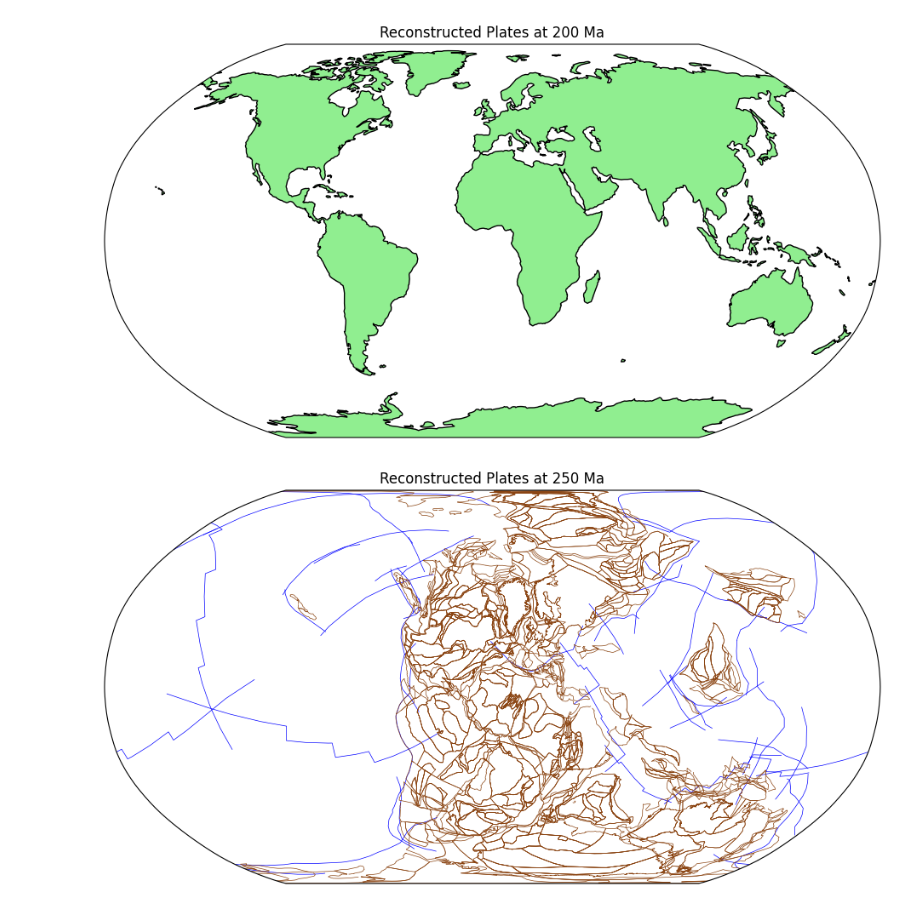
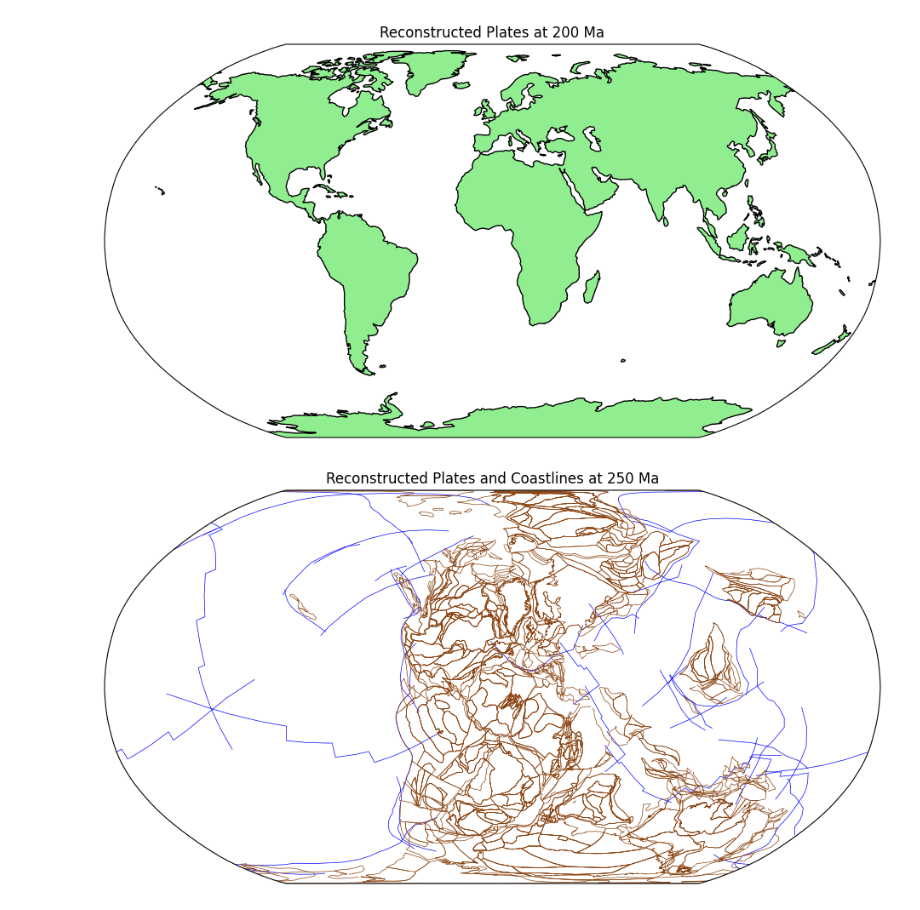
Before and after one commit to ZhuanJin-ZJ/paleofauna-evolution-model, a Jupyter notebook: Tectonic Base Model.ipynb, the cells around one changed output. Drawn from its saved outputs; the diff is of its cells as text; code cells hidden in the pictures.

```diff
--- a/Tectonic Base Model.ipynb
+++ b/Tectonic Base Model.ipynb
@@ -114,52 +114,57 @@ AttributeError: 'PolygonOnSphere' object has no attribute 'get_geometry_type'
 # %%
 import pygplates
 import matplotlib.pyplot as plt
 import cartopy.crs as ccrs
-import cartopy.feature as cfeature
 
-features = pygplates.FeatureCollection('GPlates 2.5.0/GeoData/FeatureCollections/AltPlateReconstructions/Muller_etal_2022/250-0_plate_boundaries.gpml')
-rotation_model = pygplates.RotationModel('GPlates 2.5.0/GeoData/FeatureCollections/AltPlateReconstructions/Muller_etal_2022/1000_0_rotfile.rot')
-coastline_features = pygplates.FeatureCollection('GPlates 2.5.0/GeoData/FeatureCollections/AltPlateReconstructions/Muller_etal_2022/COB_polygons_and_coastlines_combined_1000_0_Merdith_etal.gpml')
+def plot_reconstructed_features(ax, reconstructed_geometries, color_map):
+    """
+    Plot reconstructed geometries on the given Cartopy axis.
 
-reconstruction_time = 250  # Ma
-reconstructed_features = []
-pygplates.reconstruct(features, rotation_model, reconstructed_features, reconstruction_time)
+    Parameters:
+    - ax: matplotlib axis with Cartopy projection
+    - reconstructed_geometries: list of reconstructed geometries
+    - color_map: dict mapping geometry types to colors (e.g., {'polygon': 'red', 'polyline': 'blue'})
+    """
+    for reconstructed_feature_geom in reconstructed_geometries:
+        geom = reconstructed_feature_geom.get_reconstructed_geometry()
+
+        if isinstance(geom, pygplates.PolygonOnSphere):
+            lat_lon_list = geom.to_lat_lon_list()
+            lats, lons = zip(*lat_lon_list)
+            ax.plot(lons, lats, '-', color=color_map.get('polygon', 'black'),
+                    transform=ccrs.Geodetic(), linewidth=0.5)
+
+        elif isinstance(geom, pygplates.PolylineOnSphere):
+            lat_lon_list = geom.to_lat_lon_list()
+            lats, lons = zip(*lat_lon_list)
+            ax.plot(lons, lats, '-', color=color_map.get('polyline', 'black'),
+                    transform=ccrs.Geodetic(), linewidth=0.5)
+
+# Load input data
+plate_boundaries_path = 'GPlates 2.5.0/GeoData/FeatureCollections/AltPlateReconstructions/Muller_etal_2022/250-0_plate_boundaries.gpml'
+rotation_path = 'GPlates 2.5.0/GeoData/FeatureCollections/AltPlateReconstructions/Muller_etal_2022/1000_0_rotfile.rot'
+coastlines_path = 'GPlates 2.5.0/GeoData/FeatureCollections/AltPlateReconstructions/Muller_etal_2022/COB_polygons_and_coastlines_combined_1000_0_Merdith_etal.gpml'
+
+features = pygplates.FeatureCollection(plate_boundaries_path)
+coastline_features = pygplates.FeatureCollection(coastlines_path)
+rotation_model = pygplates.RotationModel(rotation_path)
+
+# Reconstruct features at 250 Ma
+reconstruction_time = 250
+reconstructed_boundaries = []
 reconstructed_coastlines = []
+
+pygplates.reconstruct(features, rotation_model, reconstructed_boundaries, reconstruction_time)
 pygplates.reconstruct(coastline_features, rotation_model, reconstructed_coastlines, reconstruction_time)
 
-
+# Plot
 fig = plt.figure(figsize=(12, 6))
 ax = fig.add_subplot(1, 1, 1, projection=ccrs.Robinson())
-ax.set_title(f"Reconstructed Plates at {reconstruction_time} Ma")
-#ax.add_feature(cfeature.LAND, facecolor='lightgreen')
-#ax.coastlines()
+ax.set_title(f"Reconstructed Plates and Coastlines at {reconstruction_time} Ma")
 
-for reconstructed_feature_geom in reconstructed_features:
-    geom_on_sphere = reconstructed_feature_geom.get_reconstructed_geometry()
-
-    if isinstance(geom_on_sphere, pygplates.PolygonOnSphere):
-        lat_lon_list = geom_on_sphere.to_lat_lon()
-        lats, lons = zip(*lat_lon_list)
-        ax.plot(lons, lats, '-', color='red', transform=ccrs.Geodetic(), linewidth=0.5)
-
-    elif isinstance(geom_on_sphere, pygplates.PolylineOnSphere):
-        lat_lon_list = geom_on_sphere.to_lat_lon_list()
-        lats, lons = zip(*lat_lon_list)
-        ax.plot(lons, lats, '-', color='blue', transform=ccrs.Geodetic(), linewidth=0.5)
-
-for reconstructed_feature_geom in reconstructed_coastlines:
-    geom = reconstructed_feature_geom.get_reconstructed_geometry()
-
-    if isinstance(geom, pygplates.PolygonOnSphere):
-        lat_lon_list2 = geom.to_lat_lon_list()
-        lats, lons = zip(*lat_lon_list2)
-        ax.plot(lons, lats, '-', color='saddlebrown', transform=ccrs.Geodetic(), linewidth=0.5)
-
-    elif isinstance(geom, pygplates.PolylineOnSphere):
-        lat_lon_list2 = geom.to_lat_lon_list()
-        lats, lons = zip(*lat_lon_list2)
-        ax.plot(lons, lats, '-', color='saddlebrown', transform=ccrs.Geodetic(), linewidth=0.5)
+plot_reconstructed_features(ax, reconstructed_boundaries, color_map={'polygon': 'red', 'polyline': 'blue'})
+plot_reconstructed_features(ax, reconstructed_coastlines, color_map={'polygon': 'saddlebrown', 'polyline': 'saddlebrown'})
 
 plt.show()
 # %% [output]
-[figure, old version]
+[figure, new version]
```
Also changed, not shown: parts of 2 cells of this notebook.
